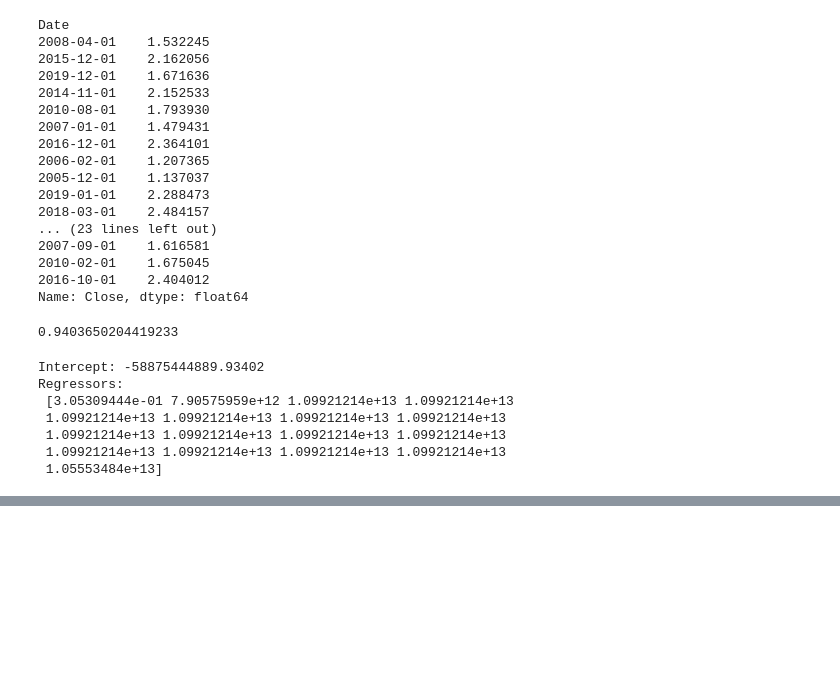
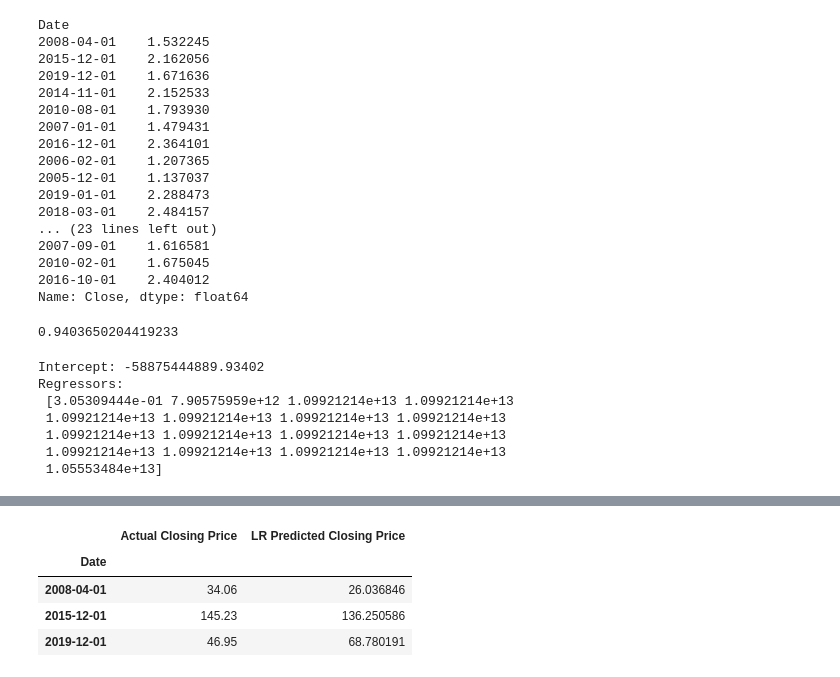
Before and after one commit to ramank123/Yes-Bank-Stock-Closing-Price-Prediction, a Jupyter notebook: Yes_Bank_Stock_Closing_Price_Prediction.ipynb, the cells around one changed output, grey strips where cells are left out. Cells and saved outputs as stored; diff of their text form; code cells hidden in the pictures; blank space fills up the shorter version.

```diff
--- a/Yes_Bank_Stock_Closing_Price_Prediction.ipynb
+++ b/Yes_Bank_Stock_Closing_Price_Prediction.ipynb
@@ -539,0 +553,9 @@ Regressors:
+# %%
+test_df['LR Predicted Closing Price'] = 10**y_pred
+test_df.head(3)
+# %% [output]
+|  | Actual Closing Price | LR Predicted Closing Price |
+| Date |  |  |
+| 2008-04-01 | 34.06 | 26.036846 |
+| 2015-12-01 | 145.23 | 136.250586 |
+| 2019-12-01 | 46.95 | 68.780191 |
```
Also changed, not shown: parts of 6 cells of this notebook.
